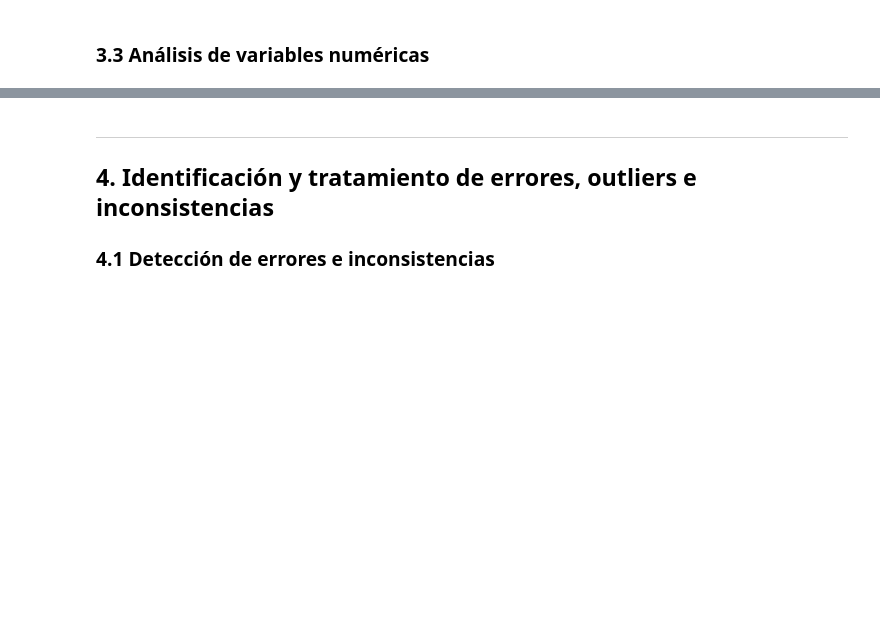
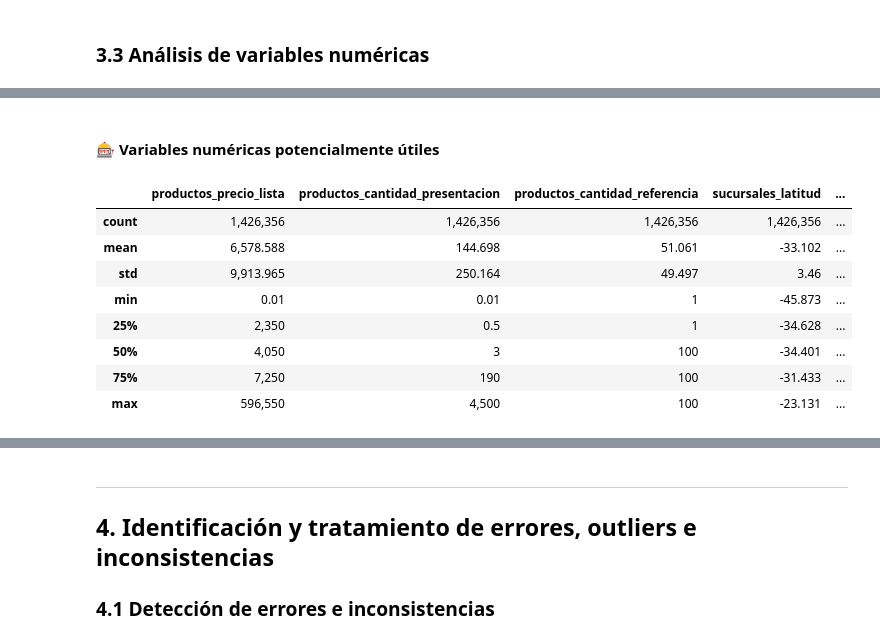
Before and after one commit to chronos000/CEIA_AdD25_grupo5, a Jupyter notebook: tp (grupo 5).ipynb, the cells around one changed output, grey strips where cells are left out. Saved outputs shown, nothing was run; the diff lists cells and outputs as text; code cells hidden in the pictures; blank space fills up the shorter version.

```diff
--- a/tp (grupo 5).ipynb
+++ b/tp (grupo 5).ipynb
@@ -908,3 +897,52 @@ styled
+# %%
+# Variables numéricas potencialmente útiles
+display(Markdown("#### 🎰 Variables numéricas potencialmente útiles"))
+num_cols = ['productos_precio_lista', 'productos_cantidad_presentacion',
+            'productos_cantidad_referencia', 'sucursales_latitud',
+            'sucursales_longitud']
+
+# 1. Intentamos convertir TODAS las columnas del dataframe a números de forma segura.
+for col in df.columns:
+    try:
+        # Forzar la conversión y aplicar el cambio.
+        df[col] = pd.to_numeric(df[col])
+    except (ValueError, TypeError):
+        # Si arroja un error porque tiene puro texto, no hacemos nada y sigue siendo texto.
+        pass
+
+# 2. Calculamos estadísticas
+#desc = df.describe(include='all')
+desc = df[num_cols].describe()
+
+# 3. Función inteligente para formatear
+def quitar_ceros_basura(val):
+    if pd.isna(val):
+        return "NaN"
+    # Usamos type() para asegurar fuertemente que no confunda booleanos
+    if type(val) in [int, float]:
+        texto = f"{val:,.3f}"
+        if '.' in texto:
+            texto = texto.rstrip('0').rstrip('.')
+        return texto
+    return str(val)
+
+# 4. Aplicamos a toda la tabla
+desc_formateado = desc.copy()
+for col in desc.columns:
+    desc_formateado[col] = desc[col].apply(quitar_ceros_basura)
+
+display(desc_formateado)
+# %% [output]
+#### 🎰 Variables numéricas potencialmente útiles
+|  | productos_precio_lista | productos_cantidad_presentacion | productos_cantidad_referencia | sucursales_latitud | ... |
+| count | 1,426,356 | 1,426,356 | 1,426,356 | 1,426,356 | ... |
+| mean | 6,578.588 | 144.698 | 51.061 | -33.102 | ... |
+| std | 9,913.965 | 250.164 | 49.497 | 3.46 | ... |
+| min | 0.01 | 0.01 | 1 | -45.873 | ... |
+| 25% | 2,350 | 0.5 | 1 | -34.628 | ... |
+| 50% | 4,050 | 3 | 100 | -34.401 | ... |
+| 75% | 7,250 | 190 | 100 | -31.433 | ... |
+| max | 596,550 | 4,500 | 100 | -23.131 | ... |
 # %%
 # 1. Configuración de estilo
 sns.set_theme(style="whitegrid")
```
Also changed, not shown: parts of 39 cells of this notebook.
